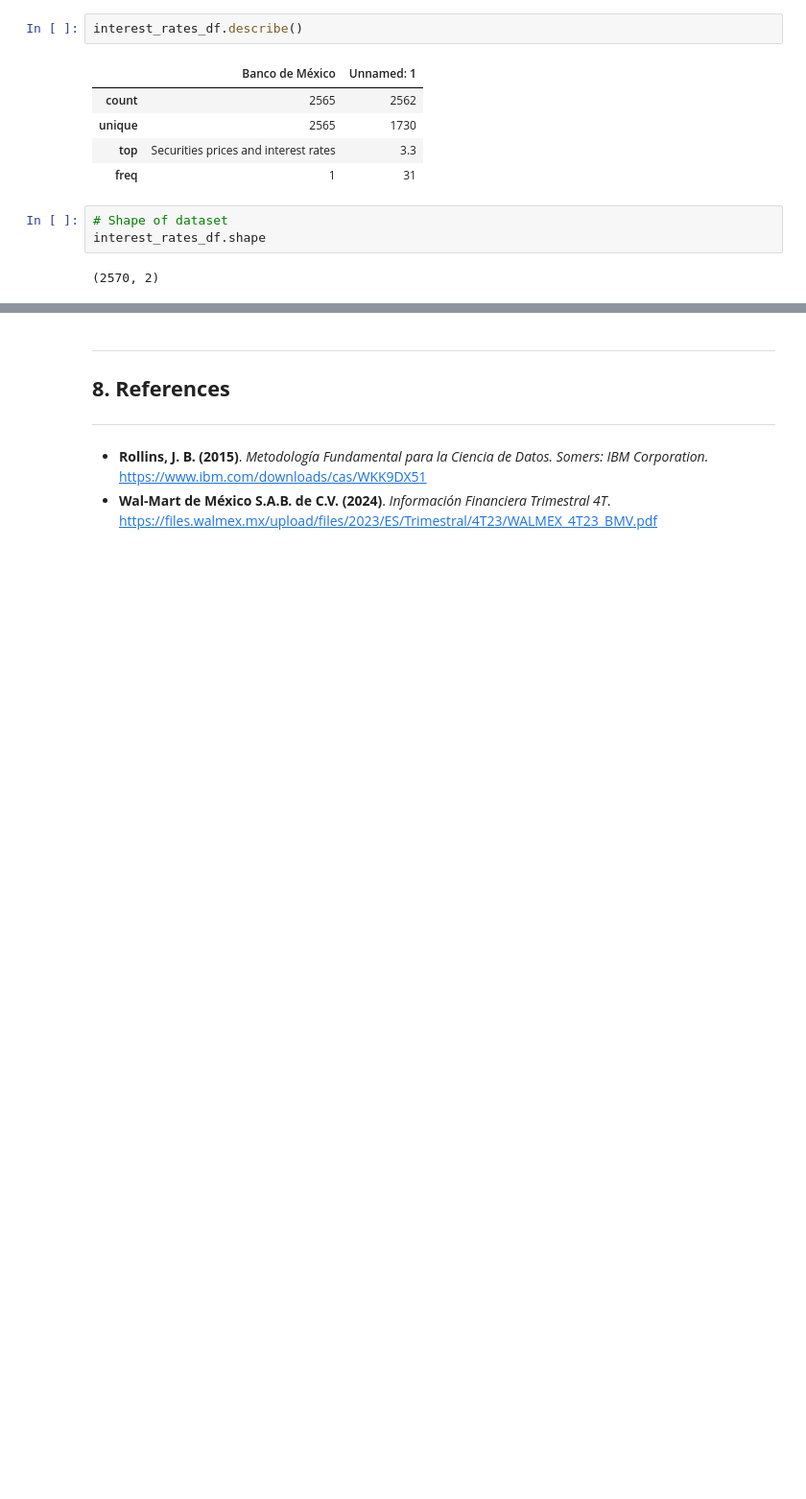
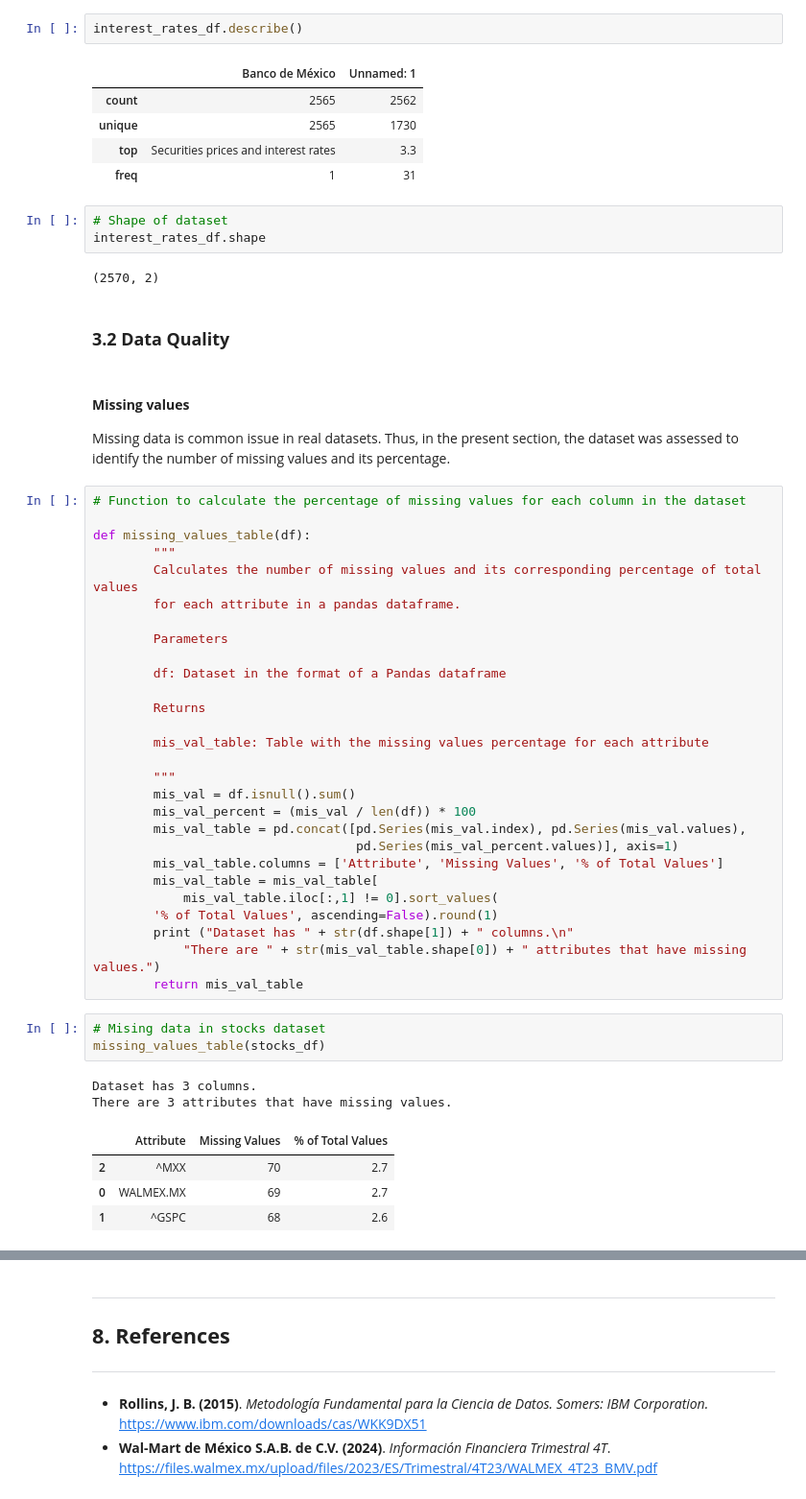
Before and after one commit to DanielEduardoLopez/SalesForecasting, a Jupyter notebook: SalesPrediction.ipynb, the cells around one changed output, grey strips where cells are left out. Shown at 96% size. Drawn from its saved outputs; the diff is of its cells as text; blank space fills up the shorter version.

```diff
--- a/SalesPrediction.ipynb
+++ b/SalesPrediction.ipynb
@@ -542,3 +546,47 @@ interest_rates_df.describe()
 interest_rates_df.shape
 # %% [output]
 (2570, 2)
+# %% [markdown]
+### **3.2 Data Quality** <a class="anchor" id="quality"></a>
+# %% [markdown]
+#### **Missing values** <a class="anchor" id="missing"></a>
+
+Missing data is common issue in real datasets. Thus, in the present section, the dataset was assessed to identify the number of missing values and its percentage.
+# %%
+# Function to calculate the percentage of missing values for each column in the dataset
+
+def missing_values_table(df):
+        """
+        Calculates the number of missing values and its corresponding percentage of total values
+        for each attribute in a pandas dataframe.
+
+        Parameters
+
+        df: Dataset in the format of a Pandas dataframe
+
+        Returns
+
+        mis_val_table: Table with the missing values percentage for each attribute
+
+        """
+        mis_val = df.isnull().sum()
+        mis_val_percent = (mis_val / len(df)) * 100
+        mis_val_table = pd.concat([pd.Series(mis_val.index), pd.Series(mis_val.values),
+                                   pd.Series(mis_val_percent.values)], axis=1)
+        mis_val_table.columns = ['Attribute', 'Missing Values', '% of Total Values']
+        mis_val_table = mis_val_table[
+            mis_val_table.iloc[:,1] != 0].sort_values(
+        '% of Total Values', ascending=False).round(1)
+        print ("Dataset has " + str(df.shape[1]) + " columns.\n"
+            "There are " + str(mis_val_table.shape[0]) + " attributes that have missing values.")
+        return mis_val_table
+# %%
+# Mising data in stocks dataset
+missing_values_table(stocks_df)
+# %% [output]
+Dataset has 3 columns.
+There are 3 attributes that have missing values.
+|  | Attribute | Missing Values | % of Total Values |
+| 2 | ^MXX | 70 | 2.7 |
+| 0 | WALMEX.MX | 69 | 2.7 |
+| 1 | ^GSPC | 68 | 2.6 |
```
Also changed, not shown: parts of 6 cells of this notebook.
